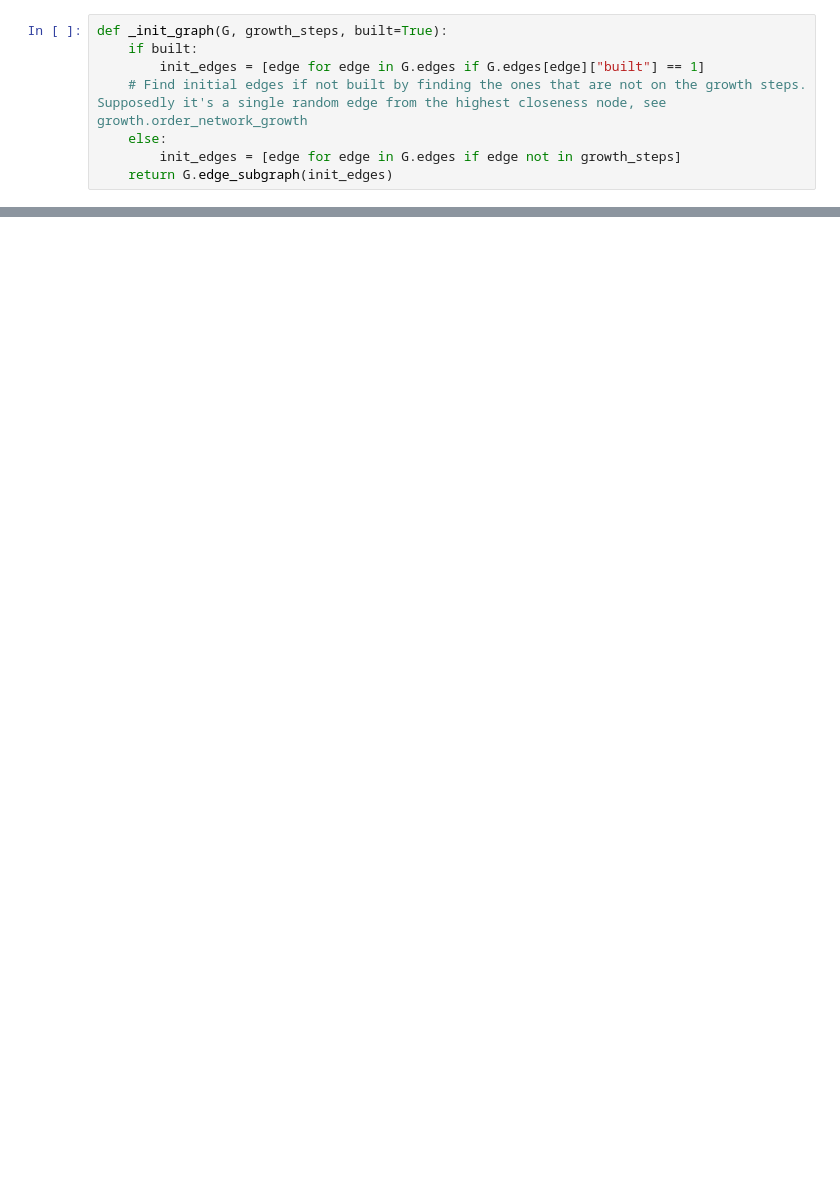
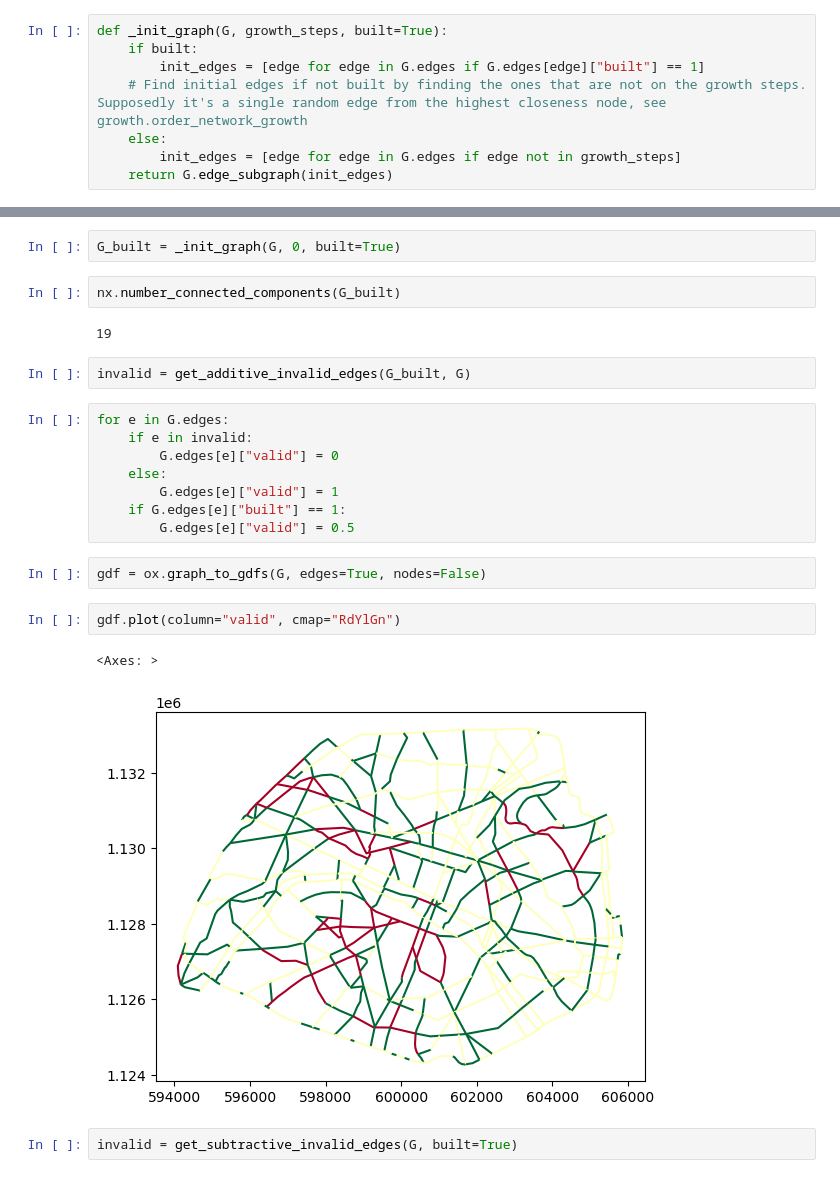
Before and after one commit to csebastiao/orderbike, a Jupyter notebook: notebooks/connectivity_test.ipynb, the cells around one changed output, grey strips where cells are left out. Drawn from its saved outputs; the diff is of its cells as text; blank space fills up the shorter version.

Commit message:
plot paris additive built and update auc function

```diff
--- a/notebooks/connectivity_test.ipynb
+++ b/notebooks/connectivity_test.ipynb
@@ -58,0 +102,25 @@ three_bridges
+# %%
+G_built = _init_graph(G, 0, built=True)
+# %%
+nx.number_connected_components(G_built)
+# %% [output]
+19
+# %%
+invalid = get_additive_invalid_edges(G_built, G)
+# %%
+for e in G.edges:
+    if e in invalid:
+        G.edges[e]["valid"] = 0
+    else:
+        G.edges[e]["valid"] = 1
+    if G.edges[e]["built"] == 1:
+        G.edges[e]["valid"] = 0.5
+# %%
+gdf = ox.graph_to_gdfs(G, edges=True, nodes=False)
+# %%
+gdf.plot(column="valid", cmap="RdYlGn")
+# %% [output]
+<Axes: >
+[figure, added]
+# %%
+invalid = get_subtractive_invalid_edges(G, built=True)
```
Also changed, not shown: parts of 7 cells of this notebook, 15 other files.
